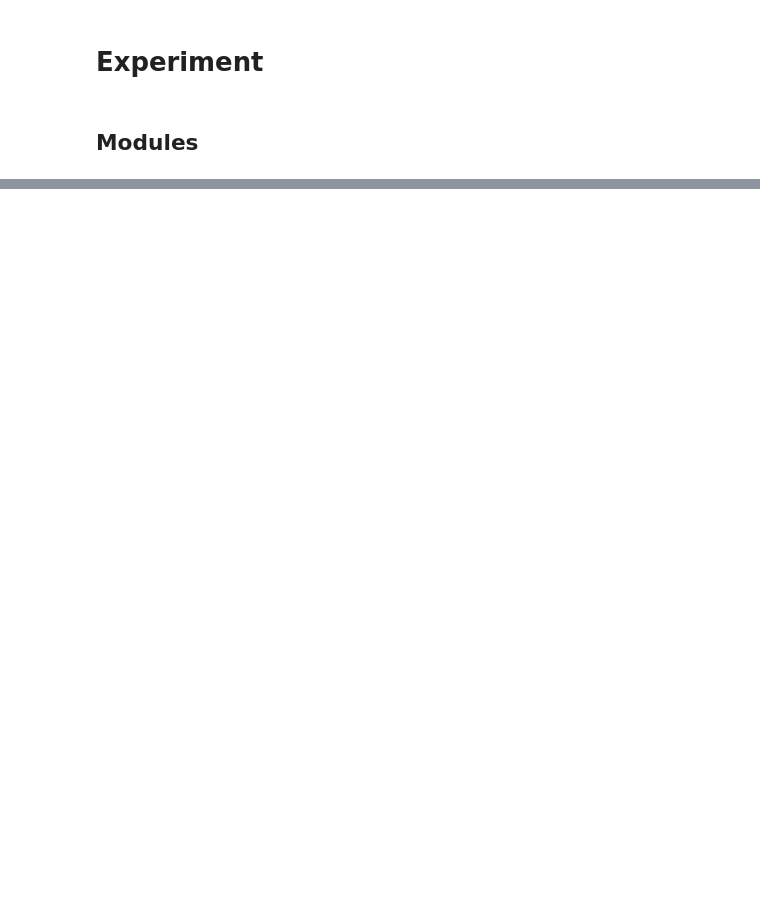
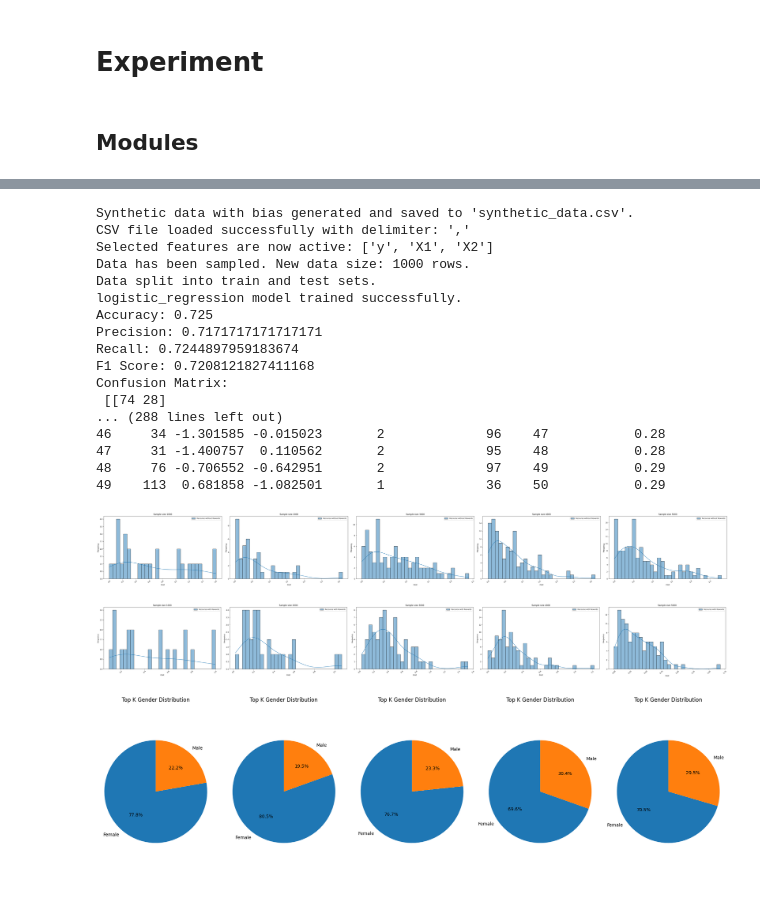
Before and after one commit to AsifAhmedShodip/MyRecourseProject, a Jupyter notebook: notebooks/experiment.ipynb, the cells around one changed output, grey strips where cells are left out. Saved outputs shown, nothing was run; the diff lists cells and outputs as text; code cells hidden in the pictures; blank space fills up the shorter version.

```diff
--- a/notebooks/experiment.ipynb
+++ b/notebooks/experiment.ipynb
@@ -533,0 +565,74 @@ Significance level: 1.0%, Critical value: 1.047, Reject the hypothesis of normal
+# %%
+import itertools
+
+distributions1 = {
+    1: {'X1': [('uniform', (40, 70))], 'X2': [('normal', (65, 15))]},  # Male distributions
+    2: {'X1': [('uniform', (30, 60))], 'X2': [('normal', (55, 15))]}   # Female distributions
+}
+
+gender_proportions = [0.6, 0.4]
+
+param_grid = {
+    'dataset_size': [10000],
+    'distributions': [distributions1],
+    'sample_size': [1000,2000,3000,4000,5000],
+    'model_type': ['logistic_regression'],
+    'percentage_to_help': [0.7],
+    'top_k': [10],
+    'filepath': ['synthetic_data.csv'],
+    'gender_proportions': [gender_proportions]
+}
+
+all_params = [dict(zip(param_grid.keys(), values)) for values in itertools.product(*param_grid.values())]
+
+results = []
+recourse_without_rewards_list = []
+recourse_with_rewards_list = []
+top_k_data_list = []
+
+for params in all_params:
+    recourse_without_rewards, recourse_with_rewards = experiment(params)
+
+    top_k = int(params['sample_size']/100)
+    top_k_data = recourse_with_rewards.head(top_k)
+
+    recourse_without_rewards_list.append(recourse_without_rewards)
+    recourse_with_rewards_list.append(recourse_with_rewards)
+    top_k_data_list.append(top_k_data)
+
+# plot_side_by_side_histograms(recourse_without_rewards_list,titles=['title1','title2','title3','title4','title5'])
+# plot_side_by_side_histograms(recourse_with_rewards_list,titles=['title1','title2','title3','title4','title5'])
+plot_side_by_side_histograms(recourse_without_rewards_list,titles=['Sample size 1000', 'Sample size 2000', 'Sample size 3000', 'Sample size 4000', 'Sample size 5000'],
+                             legend_labels=['Recourse without Rewards', 'Recourse without Rewards', 'Recourse without Rewards', 'Recourse without Rewards', 'Recourse without Rewards'])
+plot_side_by_side_histograms(recourse_with_rewards_list,titles=['Sample size 1000', 'Sample size 2000', 'Sample size 3000', 'Sample size 4000', 'Sample size 5000'],
+                             legend_labels=['Recourse with Rewards', 'Recourse with Rewards', 'Recourse with Rewards', 'Recourse with Rewards', 'Recourse with Rewards'])
+
+
+# male_list = [df[df['Gender'] == 1] for df in top_k_data_list]
+# female_list = [df[df['Gender'] == 2] for df in top_k_data_list]
+
+# plot_side_by_side_histograms(top_k_male_list, titles=['Top 10 Male Dist', 'Top 20 Male Dist','Top 30 Male Dist','Top 40 Male Dist','Top 50 Male Dist',])
+# plot_side_by_side_histograms(top_k_female_list, titles=['Top 10 Female Dist', 'Top 20 Female Dist','Top 30 Female Dist','Top 40 Female Dist','Top 50 Female Dist',])
+
+plot_gender_pie_charts(recourse_without_rewards_list)
+# %% [output]
+Synthetic data with bias generated and saved to 'synthetic_data.csv'.
+CSV file loaded successfully with delimiter: ','
+Selected features are now active: ['y', 'X1', 'X2']
+Data has been sampled. New data size: 1000 rows.
+Data split into train and test sets.
+logistic_regression model trained successfully.
+Accuracy: 0.725
+Precision: 0.7171717171717171
+Recall: 0.7244897959183674
+F1 Score: 0.7208121827411168
+Confusion Matrix:
+ [[74 28]
+... (288 lines left out)
+46     34 -1.301585 -0.015023       2             96    47           0.28
+47     31 -1.400757  0.110562       2             95    48           0.28
+48     76 -0.706552 -0.642951       2             97    49           0.29
+49    113  0.681858 -1.082501       1             36    50           0.29
+[figure, added]
+[figure, added]
+[figure, added]
```
Also changed, not shown: parts of 13 cells of this notebook, 1 other file.
